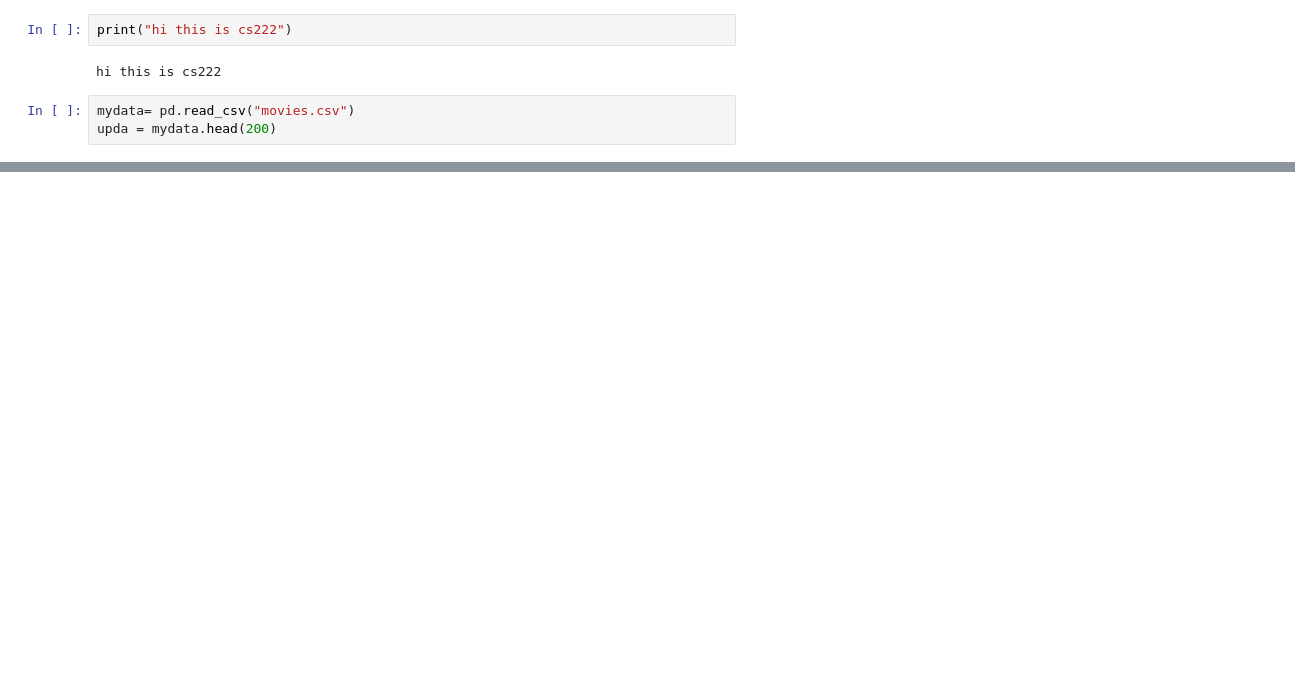
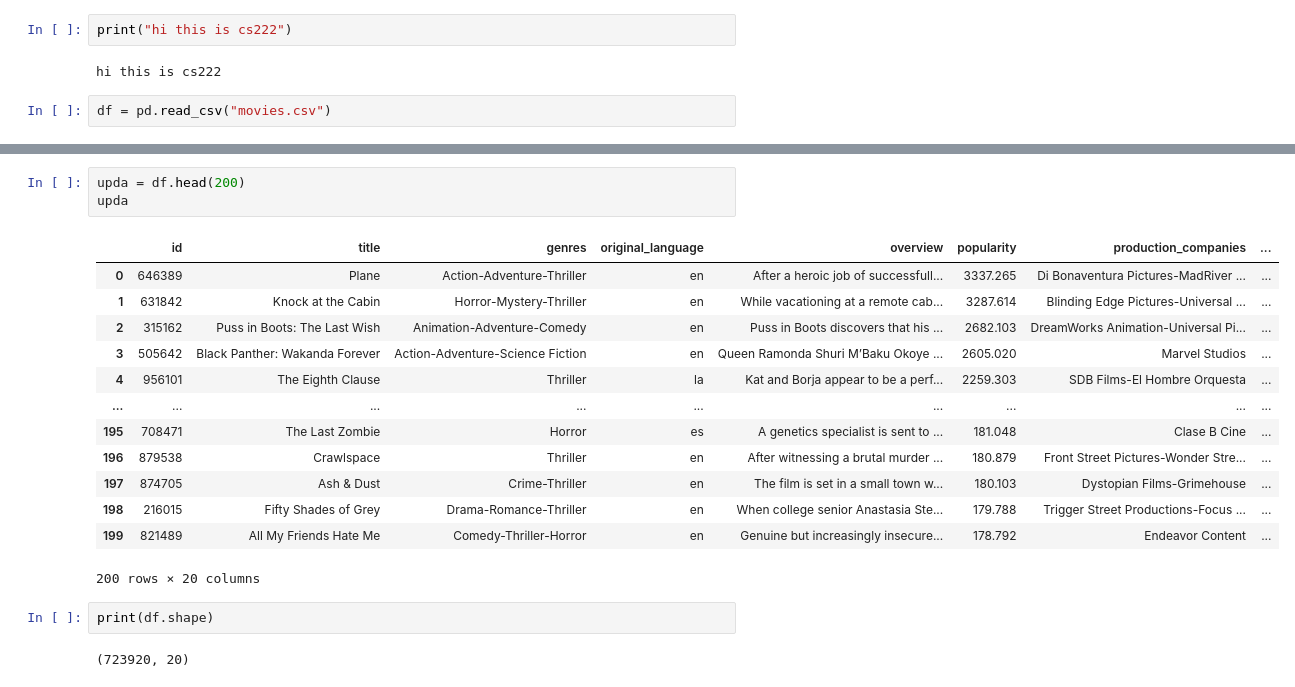
Before and after one commit to CS222-UIUC/course-project-movie-recommender, a Jupyter notebook: CS222_Set_Up.ipynb, the cells around one changed output, grey strips where cells are left out. Cells and saved outputs as stored; diff of their text form; blank space fills up the shorter version.

```diff
--- a/CS222_Set_Up.ipynb
+++ b/CS222_Set_Up.ipynb
@@ -9,5 +10,4 @@ print("hi this is cs222")
 # %% [output]
 hi this is cs222
 # %%
-mydata= pd.read_csv("movies.csv")
-upda = mydata.head(200)
+df = pd.read_csv("movies.csv")
@@ -16,0 +14,21 @@ NameError: ignored
+# %%
+upda = df.head(200)
+upda
+# %% [output]
+|  | id | title | genres | original_language | overview | popularity | production_companies | ... |
+| 0 | 646389 | Plane | Action-Adventure-Thriller | en | After a heroic job of successfull... | 3337.265 | Di Bonaventura Pictures-MadRiver ... | ... |
+| 1 | 631842 | Knock at the Cabin | Horror-Mystery-Thriller | en | While vacationing at a remote cab... | 3287.614 | Blinding Edge Pictures-Universal ... | ... |
+| 2 | 315162 | Puss in Boots: The Last Wish | Animation-Adventure-Comedy | en | Puss in Boots discovers that his ... | 2682.103 | DreamWorks Animation-Universal Pi... | ... |
+| 3 | 505642 | Black Panther: Wakanda Forever | Action-Adventure-Science Fiction | en | Queen Ramonda Shuri M’Baku Okoye ... | 2605.020 | Marvel Studios | ... |
+| 4 | 956101 | The Eighth Clause | Thriller | la | Kat and Borja appear to be a perf... | 2259.303 | SDB Films-El Hombre Orquesta | ... |
+| ... | ... | ... | ... | ... | ... | ... | ... | ... |
+| 195 | 708471 | The Last Zombie | Horror | es | A genetics specialist is sent to ... | 181.048 | Clase B Cine | ... |
+| 196 | 879538 | Crawlspace | Thriller | en | After witnessing a brutal murder ... | 180.879 | Front Street Pictures-Wonder Stre... | ... |
+| 197 | 874705 | Ash & Dust | Crime-Thriller | en | The film is set in a small town w... | 180.103 | Dystopian Films-Grimehouse | ... |
+| 198 | 216015 | Fifty Shades of Grey | Drama-Romance-Thriller | en | When college senior Anastasia Ste... | 179.788 | Trigger Street Productions-Focus ... | ... |
+| 199 | 821489 | All My Friends Hate Me | Comedy-Thriller-Horror | en | Genuine but increasingly insecure... | 178.792 | Endeavor Content | ... |
+200 rows × 20 columns
+# %%
+print(df.shape)
+# %% [output]
+(723920, 20)
```
Also changed, not shown: parts of 10 cells of this notebook.
